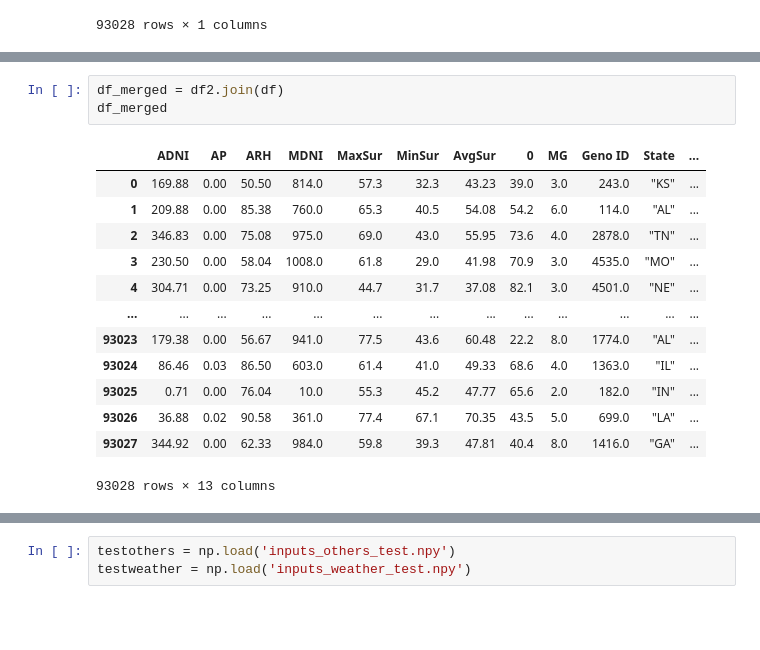
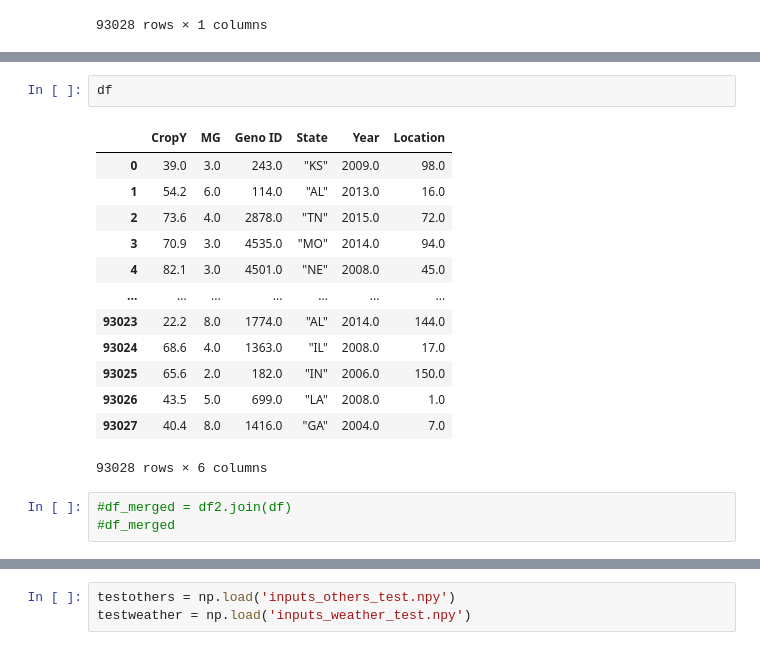
Before and after one commit to DerekColombo/ISTA_429_Midterm_Miracle_Grow, a Jupyter notebook: Dataset_Competition/RoughDraftModel.ipynb, the cells around one changed output, grey strips where cells are left out. Saved outputs shown, nothing was run; the diff lists cells and outputs as text; blank space fills up the shorter version.

```diff
--- a/Dataset_Competition/RoughDraftModel.ipynb
+++ b/Dataset_Competition/RoughDraftModel.ipynb
@@ -112,17 +123,19 @@ df = df3.join(df)
+# %%
+df
+# %% [output]
+|  | CropY | MG | Geno ID | State | Year | Location |
+| 0 | 39.0 | 3.0 | 243.0 | "KS" | 2009.0 | 98.0 |
+| 1 | 54.2 | 6.0 | 114.0 | "AL" | 2013.0 | 16.0 |
+| 2 | 73.6 | 4.0 | 2878.0 | "TN" | 2015.0 | 72.0 |
+| 3 | 70.9 | 3.0 | 4535.0 | "MO" | 2014.0 | 94.0 |
+| 4 | 82.1 | 3.0 | 4501.0 | "NE" | 2008.0 | 45.0 |
+| ... | ... | ... | ... | ... | ... | ... |
+| 93023 | 22.2 | 8.0 | 1774.0 | "AL" | 2014.0 | 144.0 |
+| 93024 | 68.6 | 4.0 | 1363.0 | "IL" | 2008.0 | 17.0 |
+| 93025 | 65.6 | 2.0 | 182.0 | "IN" | 2006.0 | 150.0 |
+| 93026 | 43.5 | 5.0 | 699.0 | "LA" | 2008.0 | 1.0 |
+| 93027 | 40.4 | 8.0 | 1416.0 | "GA" | 2004.0 | 7.0 |
+93028 rows × 6 columns
 # %%
-df_merged = df2.join(df)
-df_merged
+#df_merged = df2.join(df)
+#df_merged
-# %% [output]
-|  | ADNI | AP | ARH | MDNI | MaxSur | MinSur | AvgSur | 0 | MG | Geno ID | State | ... |
-| 0 | 169.88 | 0.00 | 50.50 | 814.0 | 57.3 | 32.3 | 43.23 | 39.0 | 3.0 | 243.0 | "KS" | ... |
-| 1 | 209.88 | 0.00 | 85.38 | 760.0 | 65.3 | 40.5 | 54.08 | 54.2 | 6.0 | 114.0 | "AL" | ... |
-| 2 | 346.83 | 0.00 | 75.08 | 975.0 | 69.0 | 43.0 | 55.95 | 73.6 | 4.0 | 2878.0 | "TN" | ... |
-| 3 | 230.50 | 0.00 | 58.04 | 1008.0 | 61.8 | 29.0 | 41.98 | 70.9 | 3.0 | 4535.0 | "MO" | ... |
-| 4 | 304.71 | 0.00 | 73.25 | 910.0 | 44.7 | 31.7 | 37.08 | 82.1 | 3.0 | 4501.0 | "NE" | ... |
-| ... | ... | ... | ... | ... | ... | ... | ... | ... | ... | ... | ... | ... |
-| 93023 | 179.38 | 0.00 | 56.67 | 941.0 | 77.5 | 43.6 | 60.48 | 22.2 | 8.0 | 1774.0 | "AL" | ... |
-| 93024 | 86.46 | 0.03 | 86.50 | 603.0 | 61.4 | 41.0 | 49.33 | 68.6 | 4.0 | 1363.0 | "IL" | ... |
-| 93025 | 0.71 | 0.00 | 76.04 | 10.0 | 55.3 | 45.2 | 47.77 | 65.6 | 2.0 | 182.0 | "IN" | ... |
-| 93026 | 36.88 | 0.02 | 90.58 | 361.0 | 77.4 | 67.1 | 70.35 | 43.5 | 5.0 | 699.0 | "LA" | ... |
-| 93027 | 344.92 | 0.00 | 62.33 | 984.0 | 59.8 | 39.3 | 47.81 | 40.4 | 8.0 | 1416.0 | "GA" | ... |
-93028 rows × 13 columns
```
Also changed, not shown: parts of 38 cells of this notebook.
